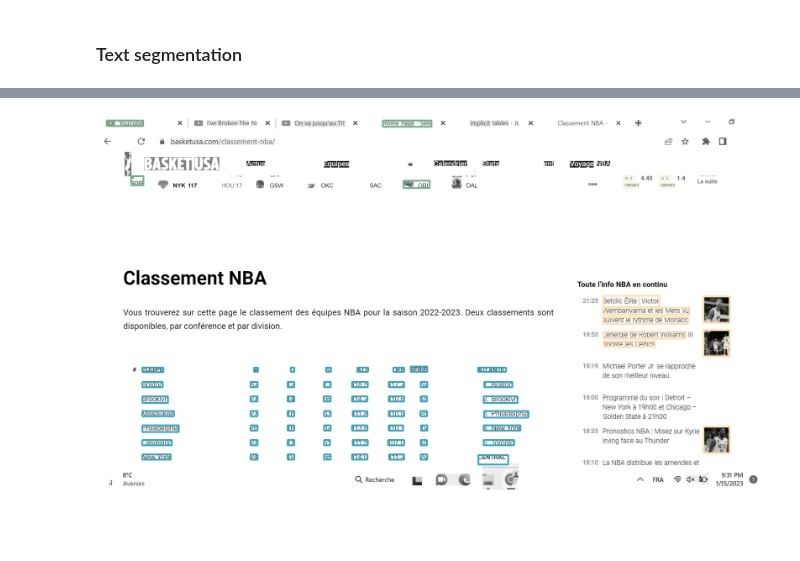
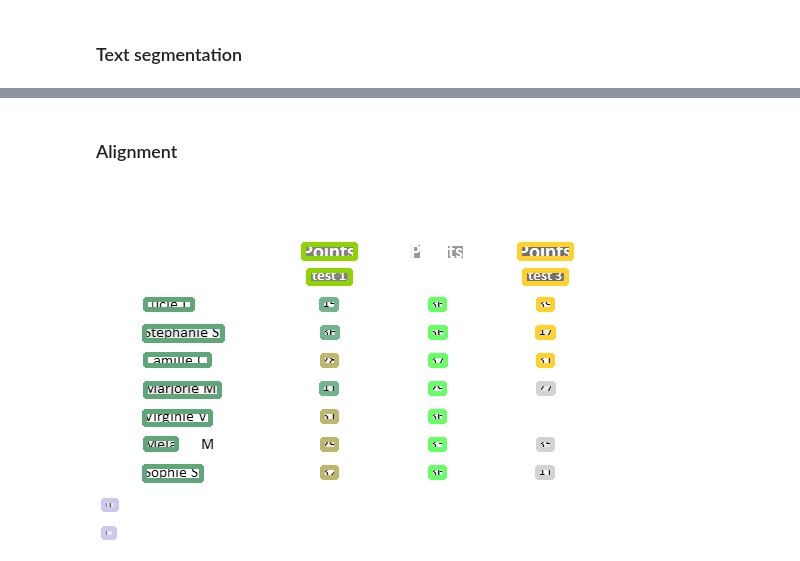
Before and after one commit to xavctn/img2table, a Jupyter notebook: examples/Borderless tables.ipynb, the cells around one changed output, grey strips where cells are left out. Cells and saved outputs as stored; diff of their text form; code cells hidden in the pictures; blank space fills up the shorter version.

```diff
--- a/examples/Borderless tables.ipynb
+++ b/examples/Borderless tables.ipynb
@@ -71,16 +78,13 @@ PILImage.fromarray(display_img)
-# %%
-from img2table.tables.processing.borderless_tables.identify_tables import identify_tables
-display_img = cv2.cvtColor(word_image.copy(), cv2.COLOR_GRAY2RGB)
-
-potential_tables = [identify_tables(clusters=segment) for segment in segments_clusters]
-
-for cycles in potential_tables:
-    for cycle in cycles:
-        color = get_color()
-        for clust in cycle:
-            for cnt in clust:
-                cv2.rectangle(display_img, (cnt.x1, cnt.y1), (cnt.x2, cnt.y2), color, 3)
-
-PILImage.fromarray(display_img)
-# %% [output]
-[figure, removed]
+# %% [markdown]
+### Alignment
+# %%
+display_img = cv2.cvtColor(word_image.copy(), cv2.COLOR_GRAY2RGB)
+
+for clust in alignment_cls:
+    color = get_color()
+    for cnt in clust:
+        cv2.rectangle(display_img, (cnt.x1, cnt.y1), (cnt.x2, cnt.y2), color, 3)
+
+PILImage.fromarray(display_img)
+# %% [output]
+[figure, added]
```
Also changed, not shown: parts of 9 cells of this notebook, 5 other files.
